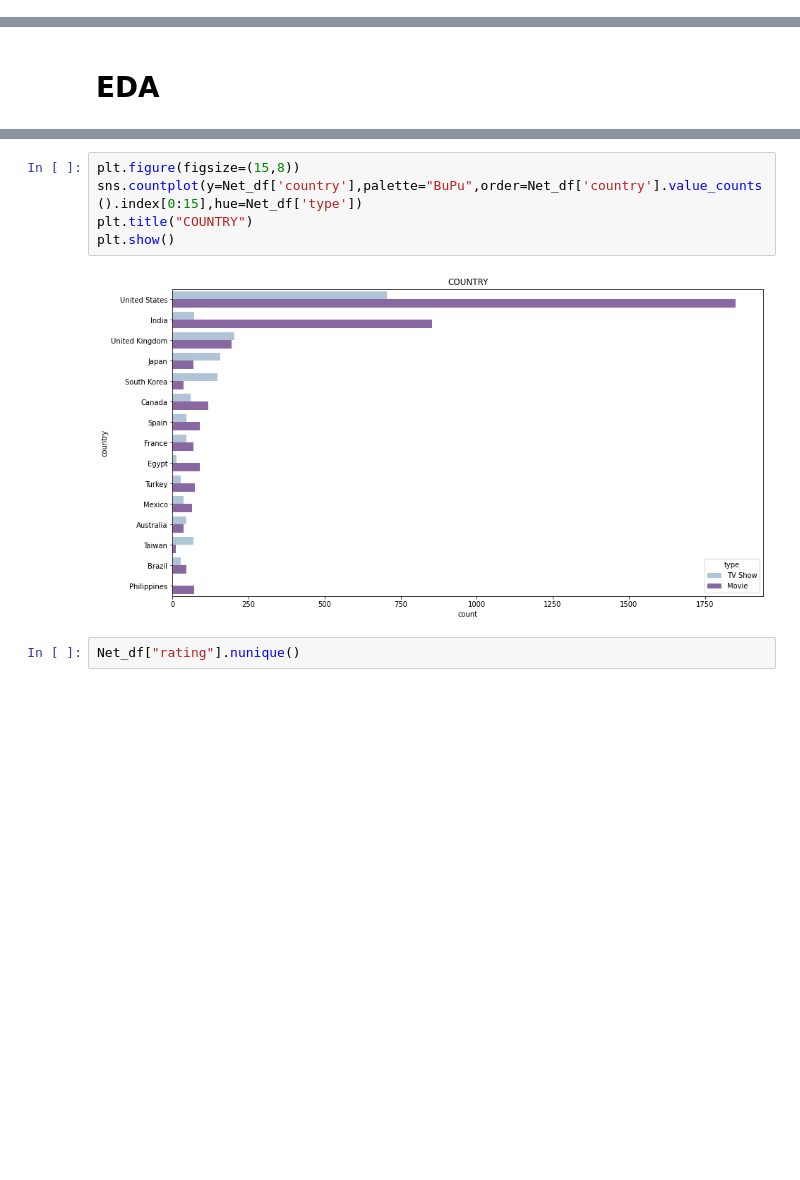
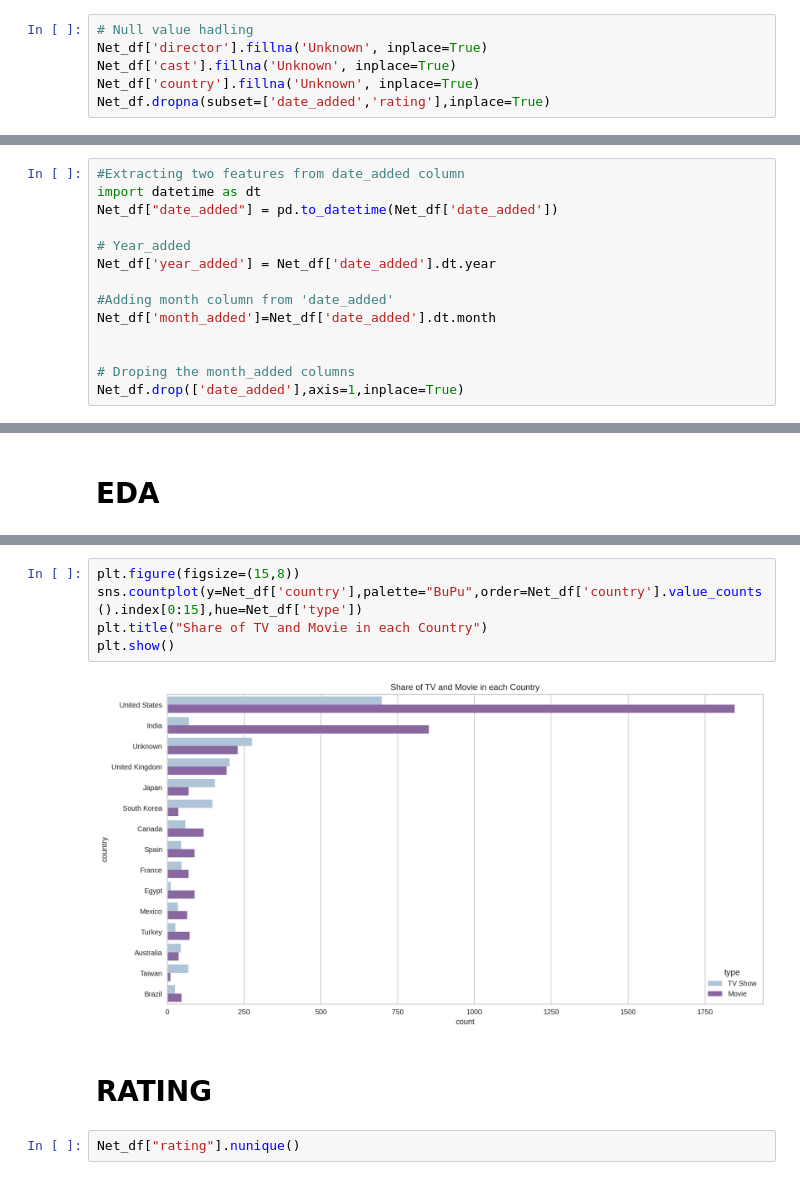
Before and after one commit to SuvirKapse/-NETFLIX-MOVIES-AND-TV-SHOWS-CLUSTERING, a Jupyter notebook: NETFLIX_MOVIES_AND_TV_SHOWS_CLUSTERING.ipynb, the cells around one changed output, grey strips where cells are left out. Cells and saved outputs as stored; diff of their text form; blank space fills up the shorter version.

```diff
--- a/NETFLIX_MOVIES_AND_TV_SHOWS_CLUSTERING.ipynb
+++ b/NETFLIX_MOVIES_AND_TV_SHOWS_CLUSTERING.ipynb
@@ -188,0 +272,6 @@ dtype: int64
+# %%
+# Null value hadling
+Net_df['director'].fillna('Unknown', inplace=True)
+Net_df['cast'].fillna('Unknown', inplace=True)
+Net_df['country'].fillna('Unknown', inplace=True)
+Net_df.dropna(subset=['date_added','rating'],inplace=True)
@@ -211,0 +297,14 @@ Net_df = Net_df.drop(['show_id'], axis =1)
+# %%
+#Extracting two features from date_added column
+import datetime as dt
+Net_df["date_added"] = pd.to_datetime(Net_df['date_added'])
+
+# Year_added
+Net_df['year_added'] = Net_df['date_added'].dt.year
+
+#Adding month column from 'date_added'
+Net_df['month_added']=Net_df['date_added'].dt.month
+
+
+# Droping the month_added columns
+Net_df.drop(['date_added'],axis=1,inplace=True)
@@ -251,10 +397,12 @@ sns.countplot(y =Net_df['country'], data = Net_df , palette="RdYlBu", order=Net_
 # %%
 plt.figure(figsize=(15,8))
 sns.countplot(y=Net_df['country'],palette="BuPu",order=Net_df['country'].value_counts().index[0:15],hue=Net_df['type'])
-plt.title("COUNTRY")
+plt.title("Share of TV and Movie in each Country")
 plt.show()
 # %% [output]
-[figure, old version]
+[figure, new version]
+# %% [markdown]
+# **RATING**
 # %%
 Net_df["rating"].nunique()
 # %% [output]
```
Also changed, not shown: parts of 67 cells of this notebook.
